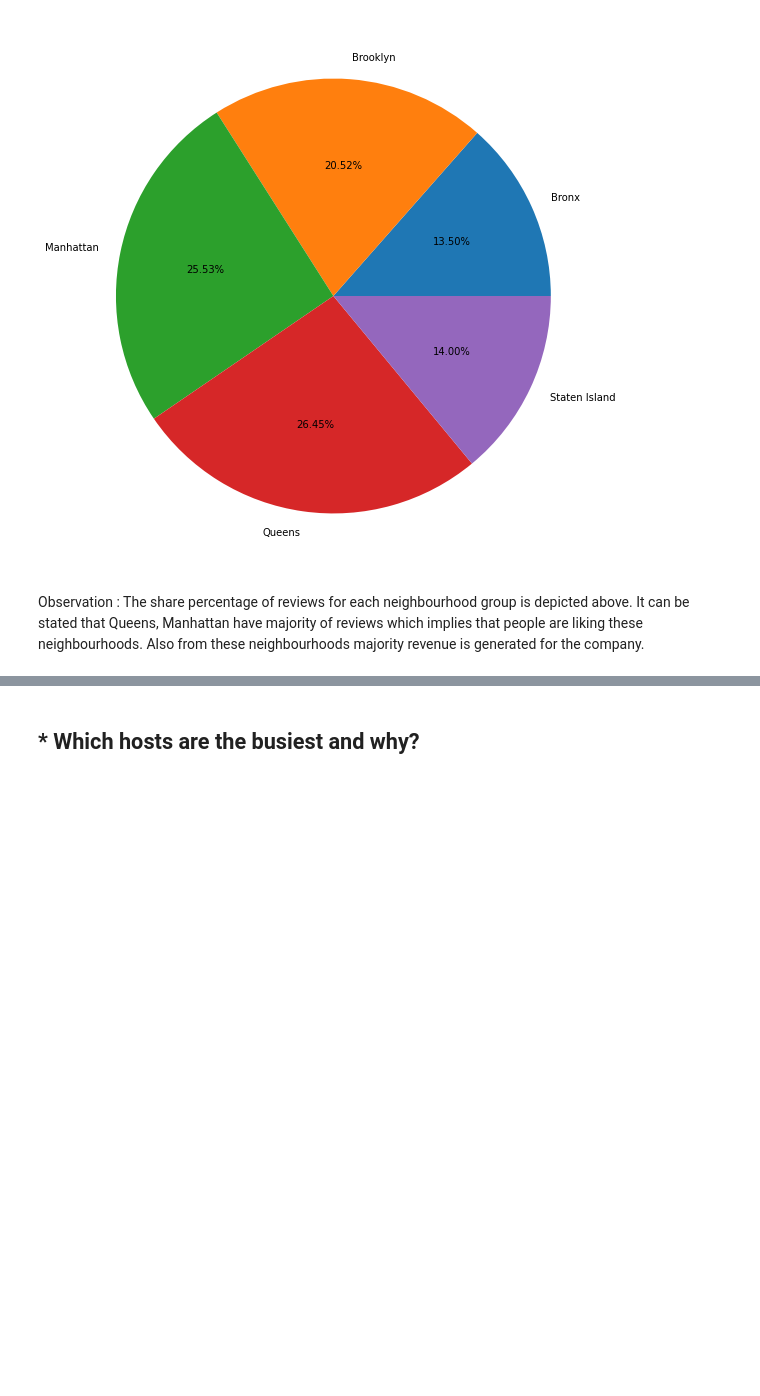
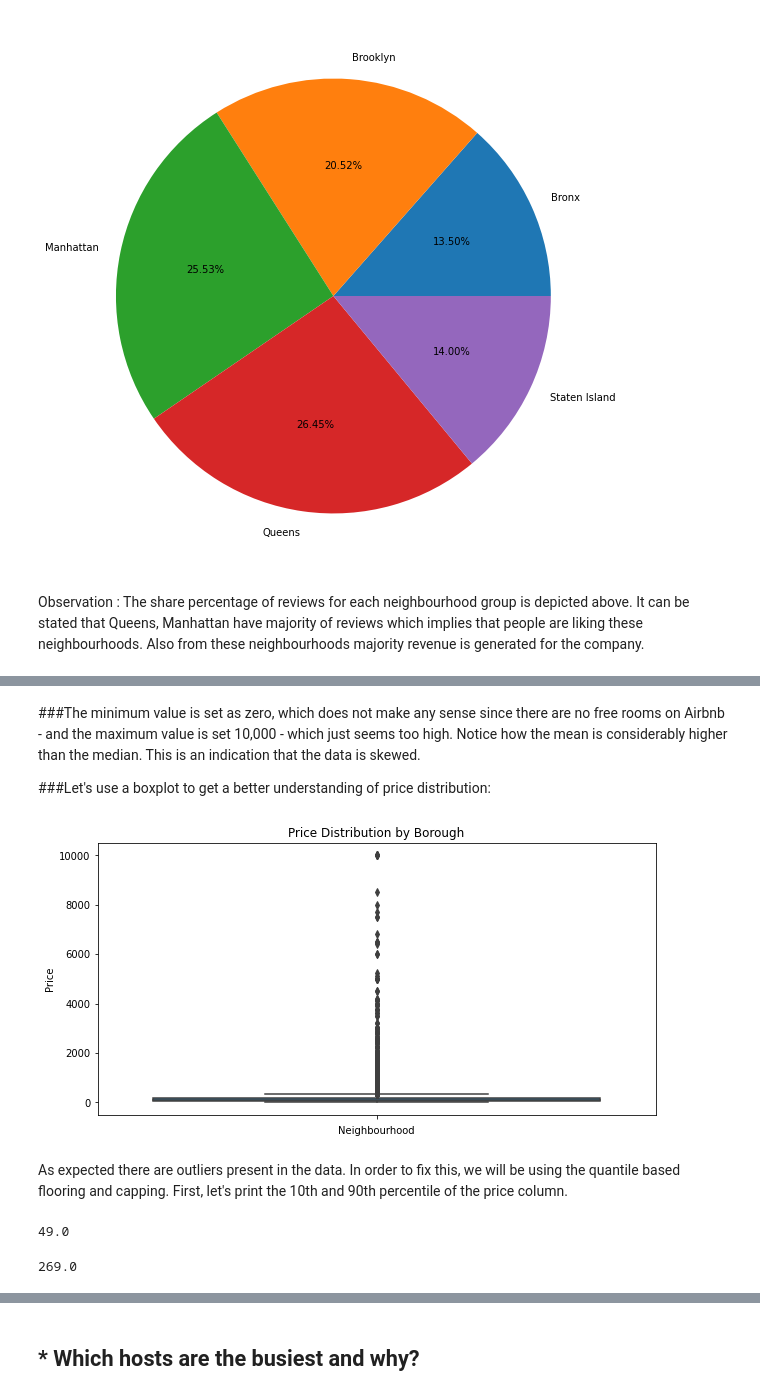
Before and after one commit to kunalmahadik/Airbnb-Bookings-Analysis, a Jupyter notebook: Airbnb_Bookings_Analysis_Capstone_Project.ipynb, the cells around one changed output, grey strips where cells are left out. Cells and saved outputs as stored; diff of their text form; code cells hidden in the pictures; blank space fills up the shorter version.

```diff
--- a/Airbnb_Bookings_Analysis_Capstone_Project.ipynb
+++ b/Airbnb_Bookings_Analysis_Capstone_Project.ipynb
@@ -287,0 +271,28 @@ plt.show()
+# %% [markdown]
+###The minimum value is set as zero, which does not make any sense since there are no free rooms on Airbnb - and the maximum value is set 10,000 - which just seems too high. Notice how the mean is considerably higher than the median. This is an indication that the data is skewed.
+
+###Let's use a boxplot to get a better understanding of price distribution:
+# %%
+plt.figure(figsize=(10,5))
+ax = sns.boxplot(y='price', data=airbnb_data_new).set_title('Price Distribution by Borough')
+sns.set_theme(style='white')
+plt.xlabel('Neighbourhood')
+plt.ylabel('Price')
+plt.show()
+# %% [output]
+[figure, added]
+# %% [markdown]
+As expected there are outliers present in the data. In order to fix this, we will be using the quantile based flooring and capping.
+First, let's print the 10th and 90th percentile of the price column.
+# %%
+# low quantile
+q_low = airbnb_data_new['price'].quantile(0.10)
+q_low
+# %% [output]
+49.0
+# %%
+#high quantile
+q_high = airbnb_data_new['price'].quantile(0.9)
+q_high
+# %% [output]
+269.0
```
Also changed, not shown: parts of 27 cells of this notebook.
